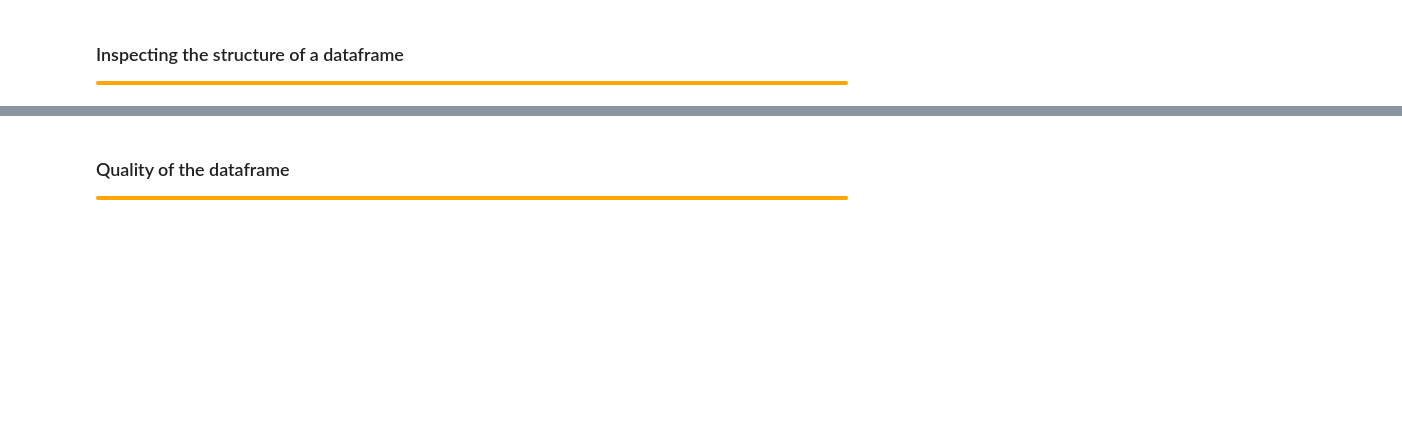
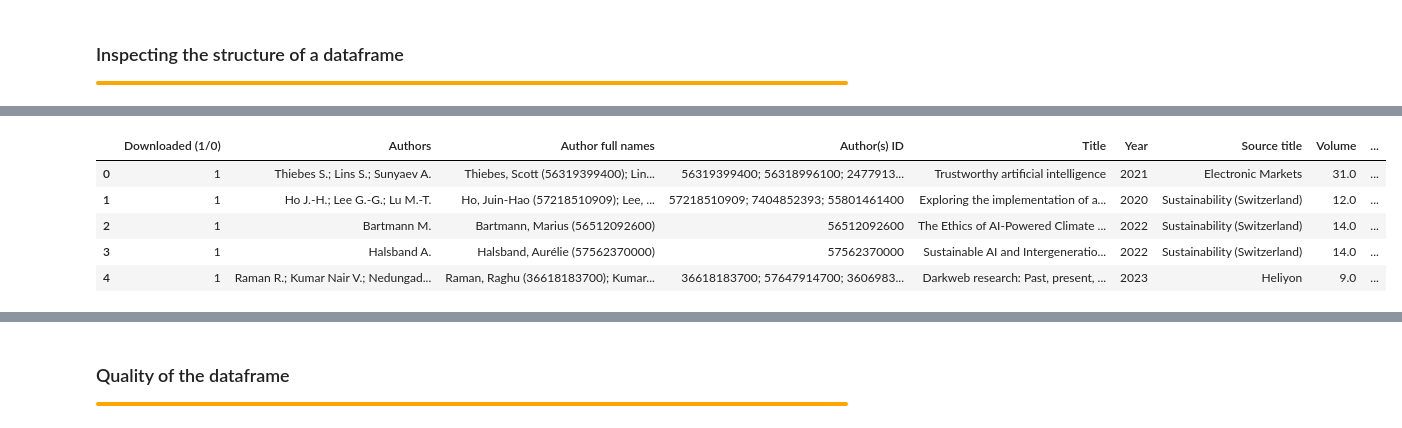
Before and after one commit to datagus/ASDA2025, a Jupyter notebook: notebooks/week02_EDA_students.ipynb, the cells around one changed output, grey strips where cells are left out. Saved outputs shown, nothing was run; the diff lists cells and outputs as text; code cells hidden in the pictures; blank space fills up the shorter version.

```diff
--- a/notebooks/week02_EDA_students.ipynb
+++ b/notebooks/week02_EDA_students.ipynb
@@ -124,6 +190,14 @@ df = excel.parse("master table")
 # %%
 pd.set_option('display.max_columns', None) # to show all columns
 #pd.reset_option('display.max_columns')
 #checking the first 5 rows
+df.head(5)
+# %% [output]
+|  | Downloaded (1/0) | Authors | Author full names | Author(s) ID | Title | Year | Source title | Volume | ... |
+| 0 | 1 | Thiebes S.; Lins S.; Sunyaev A. | Thiebes, Scott (56319399400); Lin... | 56319399400; 56318996100; 2477913... | Trustworthy artificial intelligence | 2021 | Electronic Markets | 31.0 | ... |
+| 1 | 1 | Ho J.-H.; Lee G.-G.; Lu M.-T. | Ho, Juin-Hao (57218510909); Lee, ... | 57218510909; 7404852393; 55801461400 | Exploring the implementation of a... | 2020 | Sustainability (Switzerland) | 12.0 | ... |
+| 2 | 1 | Bartmann M. | Bartmann, Marius (56512092600) | 56512092600 | The Ethics of AI-Powered Climate ... | 2022 | Sustainability (Switzerland) | 14.0 | ... |
+| 3 | 1 | Halsband A. | Halsband, Aurélie (57562370000) | 57562370000 | Sustainable AI and Intergeneratio... | 2022 | Sustainability (Switzerland) | 14.0 | ... |
+| 4 | 1 | Raman R.; Kumar Nair V.; Nedungad... | Raman, Raghu (36618183700); Kumar... | 36618183700; 57647914700; 3606983... | Darkweb research: Past, present, ... | 2023 | Heliyon | 9.0 | ... |
 # %%
 #checking the last 5 rows
```
Also changed, not shown: parts of 27 cells of this notebook.
